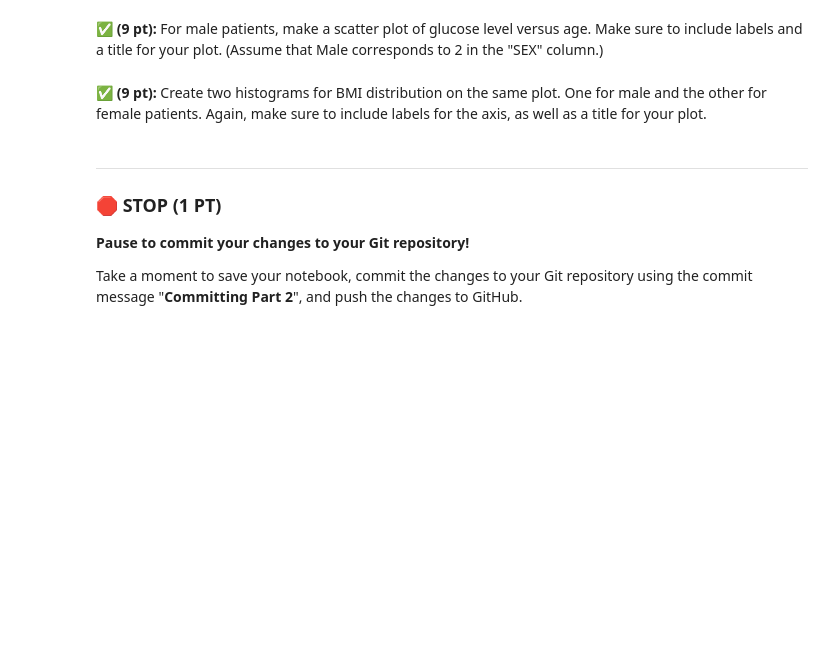
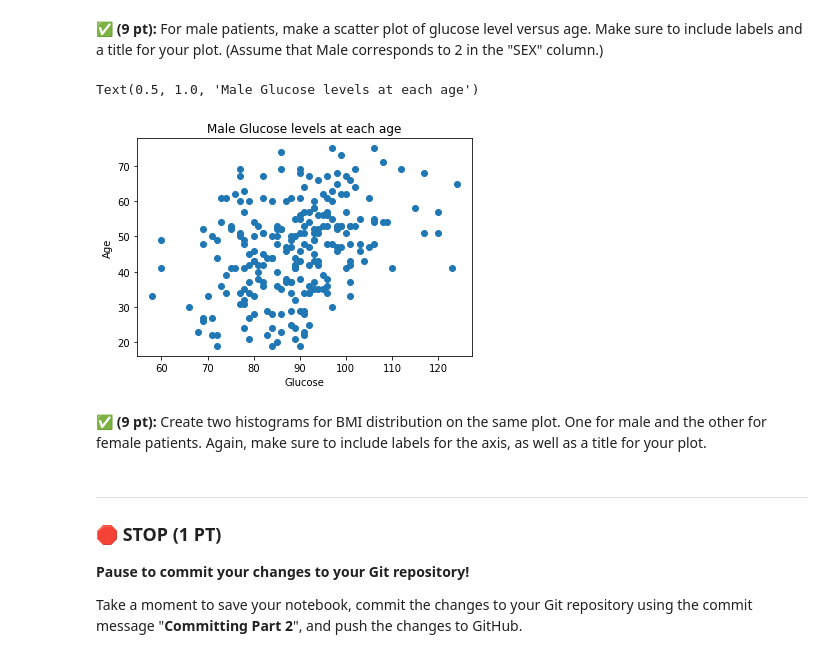
Before and after one commit to Ishan-Baweja/cmse202-XX-turnin, a Jupyter notebook: CMSE202-Midterm-Sect001_TF_Mods-STUDENT.ipynb, the cells around one changed output. Cells and saved outputs as stored; diff of their text form; code cells hidden in the pictures; blank space fills up the shorter version.

```diff
--- a/CMSE202-Midterm-Sect001_TF_Mods-STUDENT.ipynb
+++ b/CMSE202-Midterm-Sect001_TF_Mods-STUDENT.ipynb
@@ -70,3 +72,7 @@ If everything went as intended, the file should now show up on your GitHub accou
 &#9989; **(3 pt):** This file is a dataset of diabetic patients. Use pandas to import and display the data.
 # %%
 ## put your code here
+import pandas as pd
+
+SAS_df = pd.read_csv('SAS.csv')
+SAS_df.head()
@@ -74,3 +87,5 @@ If everything went as intended, the file should now show up on your GitHub accou
 &#9989; **(3 pt):** This dataset contains a column that we won't need. Drop the last column from this dataset.
 # %%
 ## put your code here
+df = SAS_df.drop('Y',axis = 1)
+df.head()
@@ -78,3 +100,5 @@ If everything went as intended, the file should now show up on your GitHub accou
 &#9989; **(3 pt):** Group the data by the "SEX" column and then use the built-in Pandas function to get a quick statistical summary of your data (e.g. the mean, standard deviation, min, max, etc).
 # %%
 ## put your code here
+df = df.sort_values('SEX')
+df. describe()
@@ -85,3 +117,17 @@ If everything went as intended, the file should now show up on your GitHub accou
+# %%
+## put your code here
+male_df = df[df["SEX"] == 1]
+
+%matplotlib inline
+import matplotlib.pyplot as plt
+
+plt.scatter(male_df["Glucose"], male_df["AGE"])
+plt.xlabel("Glucose")
+plt.ylabel("Age")
+plt.title("Male Glucose levels at each age")
+# %% [output]
+Text(0.5, 1.0, 'Male Glucose levels at each age')
+[figure, added]
 # %% [markdown]
 &#9989; **(9 pt):** Create two histograms for BMI distribution on the same plot. One for male and the other for female patients. Again, make sure to include labels for the axis, as well as a title for your plot.
 # %%
```
Also changed, not shown: parts of 15 cells of this notebook.
